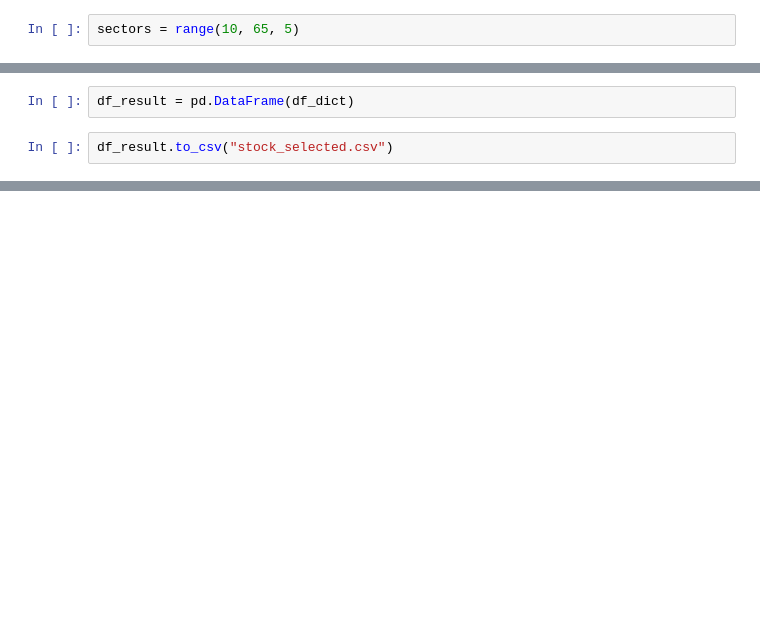
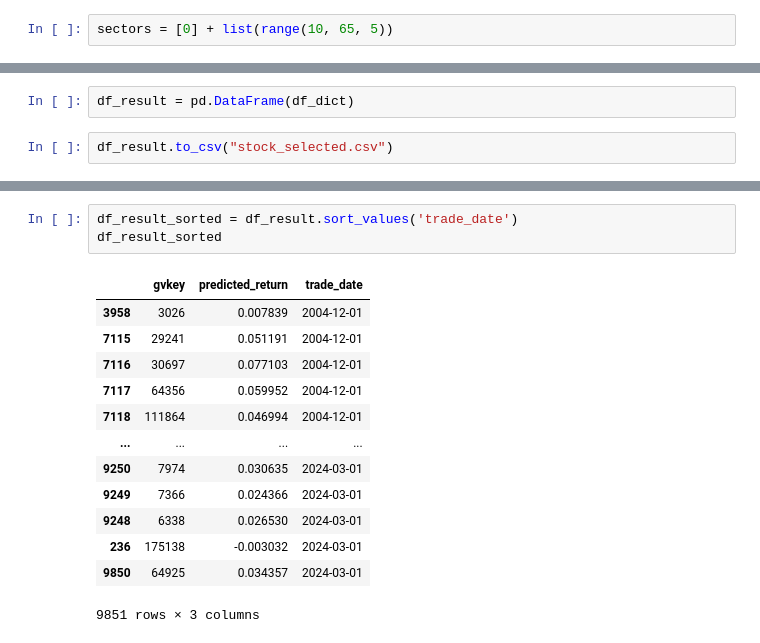
Before and after one commit to elaineleiyoung/FinRL-Trading, a Jupyter notebook: stock_selection.ipynb, the cells around one changed output, grey strips where cells are left out. Cells and saved outputs as stored; diff of their text form; blank space fills up the shorter version.

```diff
--- a/stock_selection.ipynb
+++ b/stock_selection.ipynb
@@ -3,7 +3,7 @@ import pandas as pd
 import time
 import os
 # %%
-sectors = range(10, 65, 5)
+sectors = [0] + list(range(10, 65, 5))
 # %%
 #gvkey is unique identifier
 df_dict = {'gvkey':[], 'predicted_return':[], 'trade_date':[]}
@@ -113,0 +41,17 @@ df_result.head()
+# %%
+df_result_sorted = df_result.sort_values('trade_date')
+df_result_sorted
+# %% [output]
+|  | gvkey | predicted_return | trade_date |
+| 3958 | 3026 | 0.007839 | 2004-12-01 |
+| 7115 | 29241 | 0.051191 | 2004-12-01 |
+| 7116 | 30697 | 0.077103 | 2004-12-01 |
+| 7117 | 64356 | 0.059952 | 2004-12-01 |
+| 7118 | 111864 | 0.046994 | 2004-12-01 |
+| ... | ... | ... | ... |
+| 9250 | 7974 | 0.030635 | 2024-03-01 |
+| 9249 | 7366 | 0.024366 | 2024-03-01 |
+| 9248 | 6338 | 0.026530 | 2024-03-01 |
+| 236 | 175138 | -0.003032 | 2024-03-01 |
+| 9850 | 64925 | 0.034357 | 2024-03-01 |
+9851 rows × 3 columns
```
Also changed, not shown: parts of 3 cells of this notebook, 4 other files.
